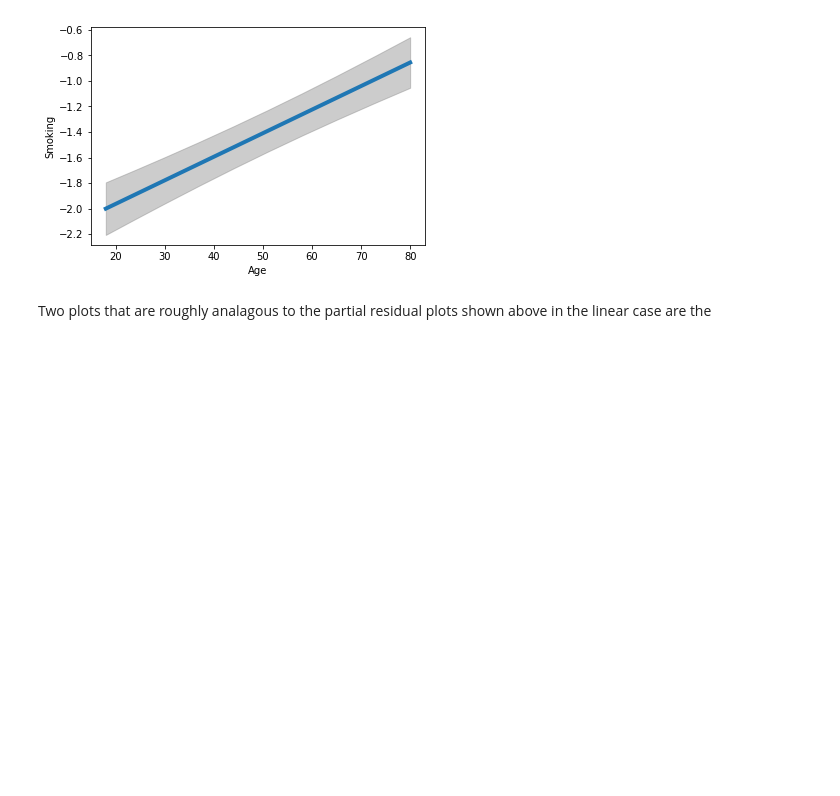
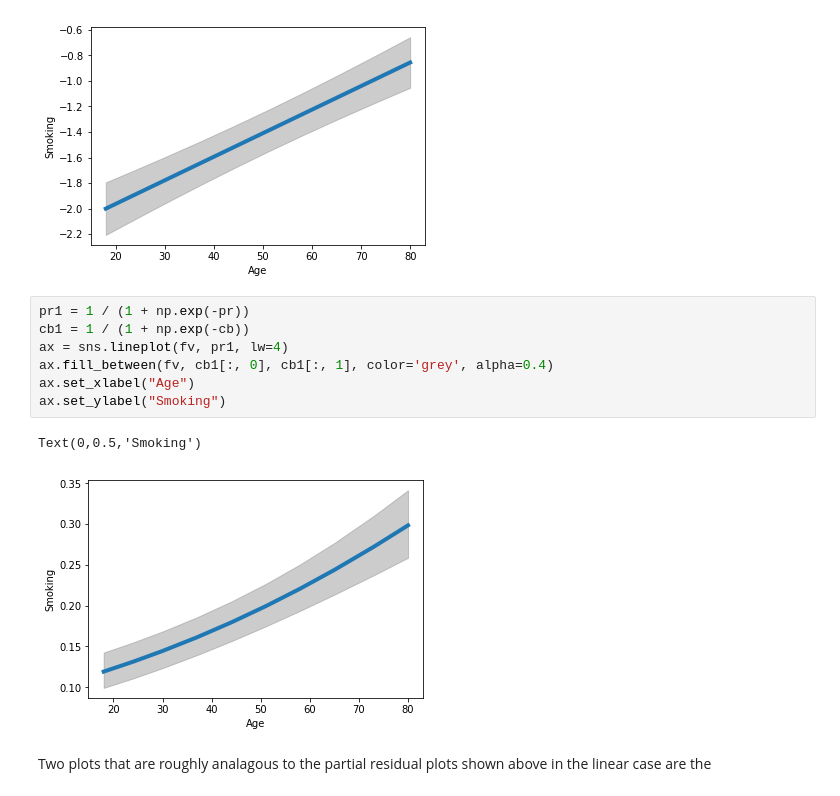
Before and after one commit to kshedden/statswpy_temp, a Jupyter notebook: week2.ipynb, the cells around one changed output. Saved outputs shown, nothing was run; the diff lists cells and outputs as text; blank space fills up the shorter version.

```diff
--- a/week2.ipynb
+++ b/week2.ipynb
@@ -679,6 +679,16 @@ ax.set_ylabel("Smoking")
 # %% [output]
 Text(0,0.5,'Smoking')
 [figure]
+# %%
+pr1 = 1 / (1 + np.exp(-pr))
+cb1 = 1 / (1 + np.exp(-cb))
+ax = sns.lineplot(fv, pr1, lw=4)
+ax.fill_between(fv, cb1[:, 0], cb1[:, 1], color='grey', alpha=0.4)
+ax.set_xlabel("Age")
+ax.set_ylabel("Smoking")
+# %% [output]
+Text(0,0.5,'Smoking')
+[figure, added]
 # %% [markdown]
 Two plots
 that are roughly analagous to the partial residual plots shown
```
Also changed, not shown: parts of 6 cells of this notebook.
